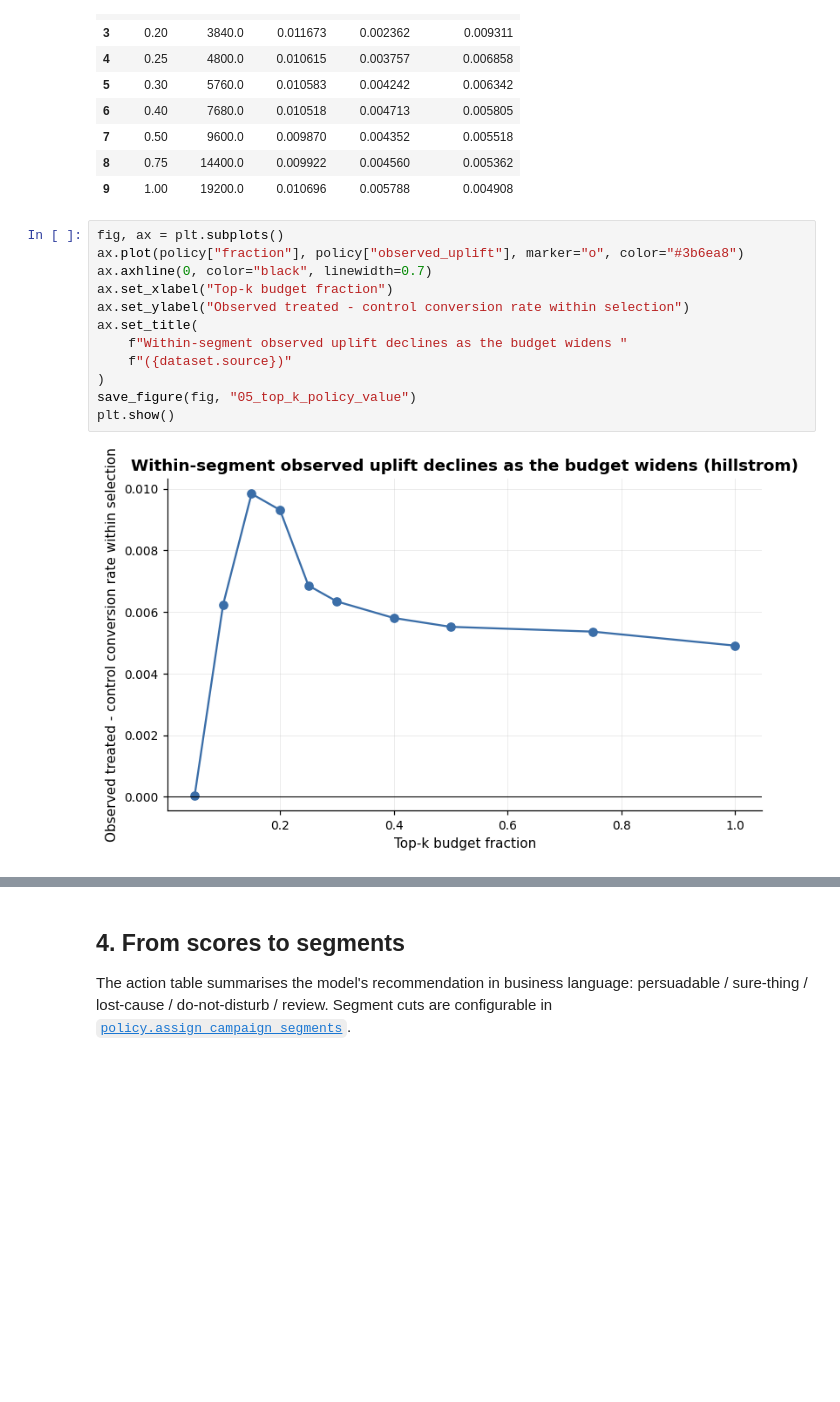
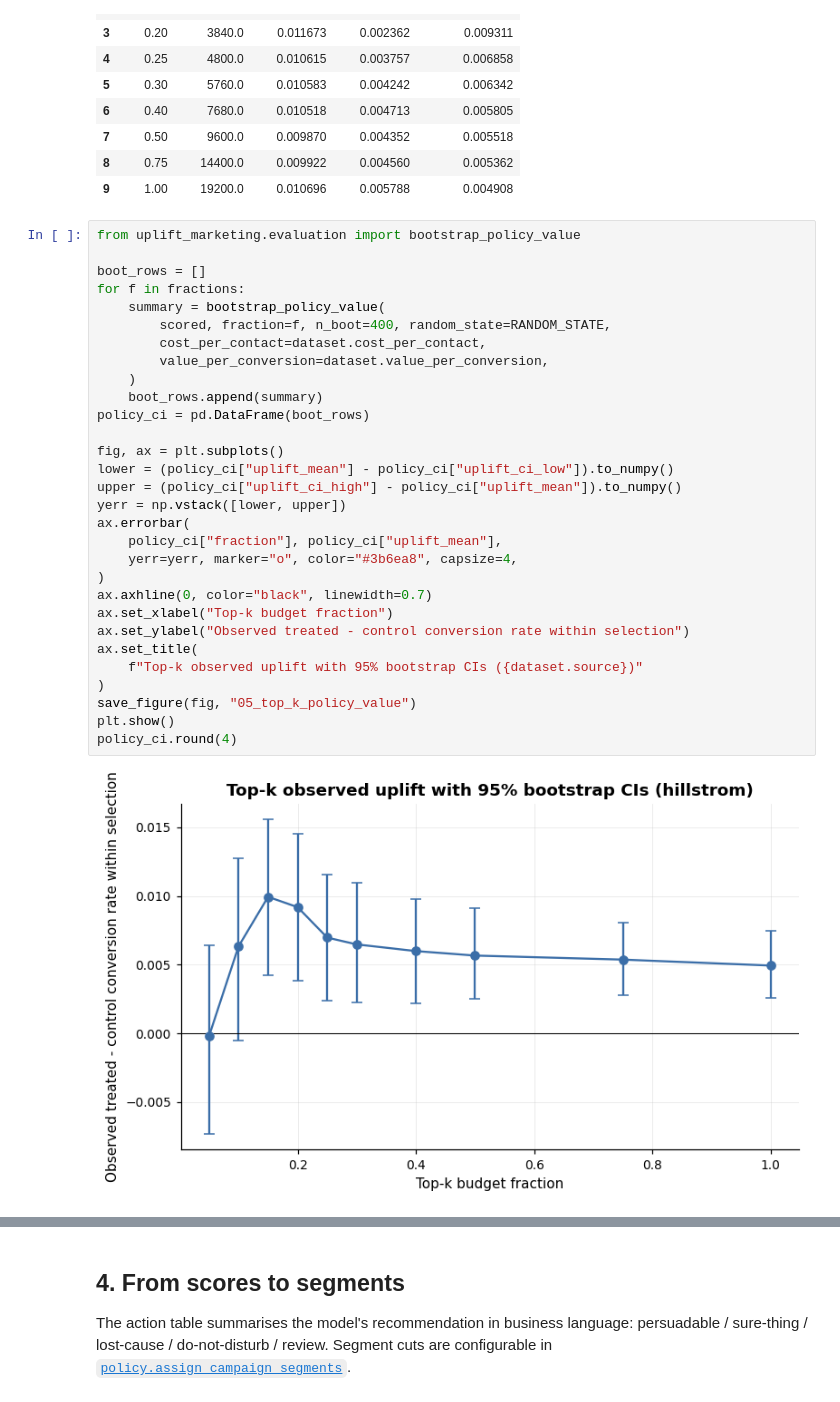
Before and after one commit to DiogoRibeiro7/causal-uplift-marketing-campaign, a Jupyter notebook: notebooks/05_qini_gain_and_policy_evaluation.ipynb, the cells around one changed output, grey strips where cells are left out. Saved outputs shown, nothing was run; the diff lists cells and outputs as text; blank space fills up the shorter version.

```diff
--- a/notebooks/05_qini_gain_and_policy_evaluation.ipynb
+++ b/notebooks/05_qini_gain_and_policy_evaluation.ipynb
@@ -158,16 +208,34 @@ policy
 | 8 | 0.75 | 14400.0 | 0.009922 | 0.004560 | 0.005362 |
 | 9 | 1.00 | 19200.0 | 0.010696 | 0.005788 | 0.004908 |
 # %%
+from uplift_marketing.evaluation import bootstrap_policy_value
+
+boot_rows = []
+for f in fractions:
+    summary = bootstrap_policy_value(
+        scored, fraction=f, n_boot=400, random_state=RANDOM_STATE,
+        cost_per_contact=dataset.cost_per_contact,
+        value_per_conversion=dataset.value_per_conversion,
+    )
+    boot_rows.append(summary)
+policy_ci = pd.DataFrame(boot_rows)
+
 fig, ax = plt.subplots()
-ax.plot(policy["fraction"], policy["observed_uplift"], marker="o", color="#3b6ea8")
+lower = (policy_ci["uplift_mean"] - policy_ci["uplift_ci_low"]).to_numpy()
+upper = (policy_ci["uplift_ci_high"] - policy_ci["uplift_mean"]).to_numpy()
+yerr = np.vstack([lower, upper])
+ax.errorbar(
+    policy_ci["fraction"], policy_ci["uplift_mean"],
+    yerr=yerr, marker="o", color="#3b6ea8", capsize=4,
+)
 ax.axhline(0, color="black", linewidth=0.7)
 ax.set_xlabel("Top-k budget fraction")
 ax.set_ylabel("Observed treated - control conversion rate within selection")
 ax.set_title(
-    f"Within-segment observed uplift declines as the budget widens "
-    f"({dataset.source})"
+    f"Top-k observed uplift with 95% bootstrap CIs ({dataset.source})"
 )
 save_figure(fig, "05_top_k_policy_value")
 plt.show()
+policy_ci.round(4)
 # %% [output]
-[figure, old version]
+[figure, new version]
```
Also changed, not shown: parts of 5 cells of this notebook, 6 other files.
